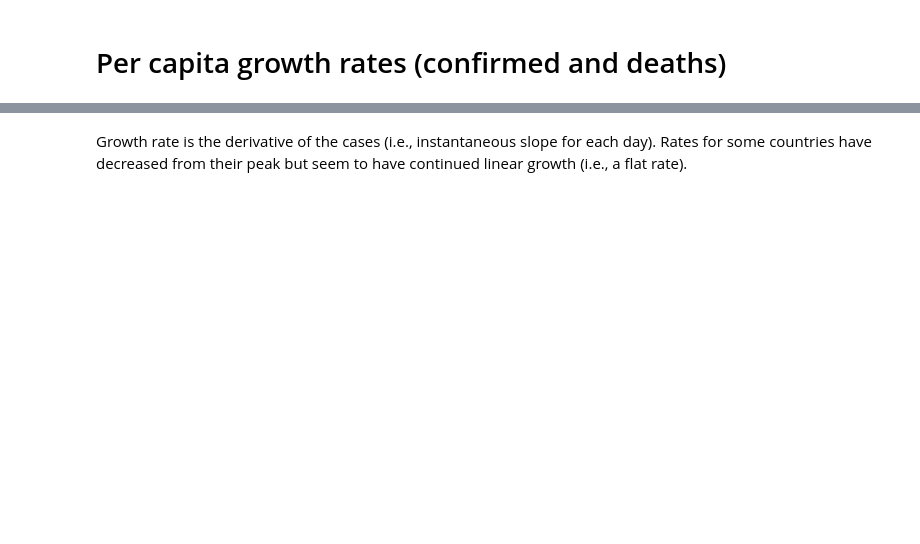
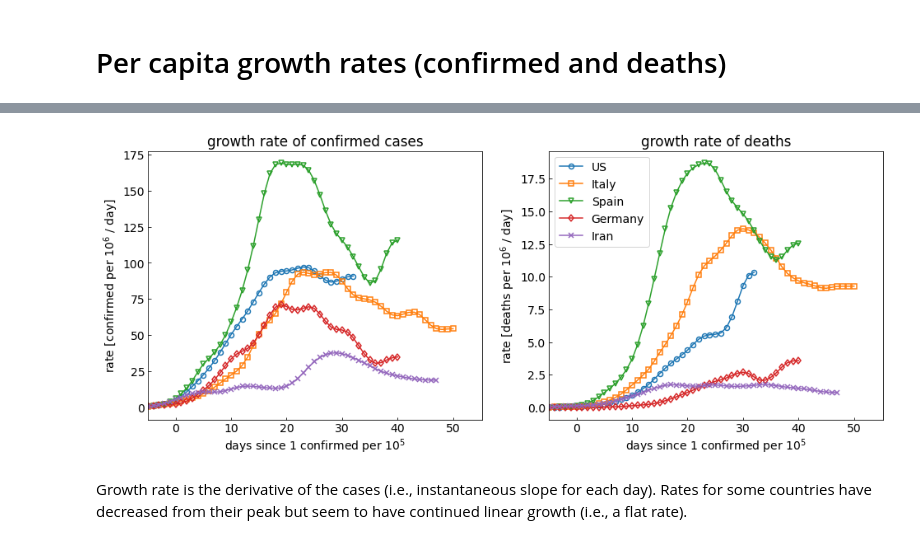
Before and after one commit to jjstickel/covid-19_ts_analysis, a Jupyter notebook: analyze_covide_time_series_notebook.ipynb, the cells around one changed output, grey strips where cells are left out. Cells and saved outputs as stored; diff of their text form; code cells hidden in the pictures; blank space fills up the shorter version.

```diff
--- a/analyze_covide_time_series_notebook.ipynb
+++ b/analyze_covide_time_series_notebook.ipynb
@@ -221,2 +147,6 @@ title("growth rate of deaths");
+# %%
+cvp.rate_global_plot(corona)
+# %% [output]
+[figure, added]
 # %% [markdown]
 Growth rate is the derivative of the cases (i.e., instantaneous slope for each day). Rates for some countries have decreased from their peak but seem to have continued linear growth (i.e., a flat rate).
```
Also changed, not shown: parts of 28 cells of this notebook, 4 other files.
